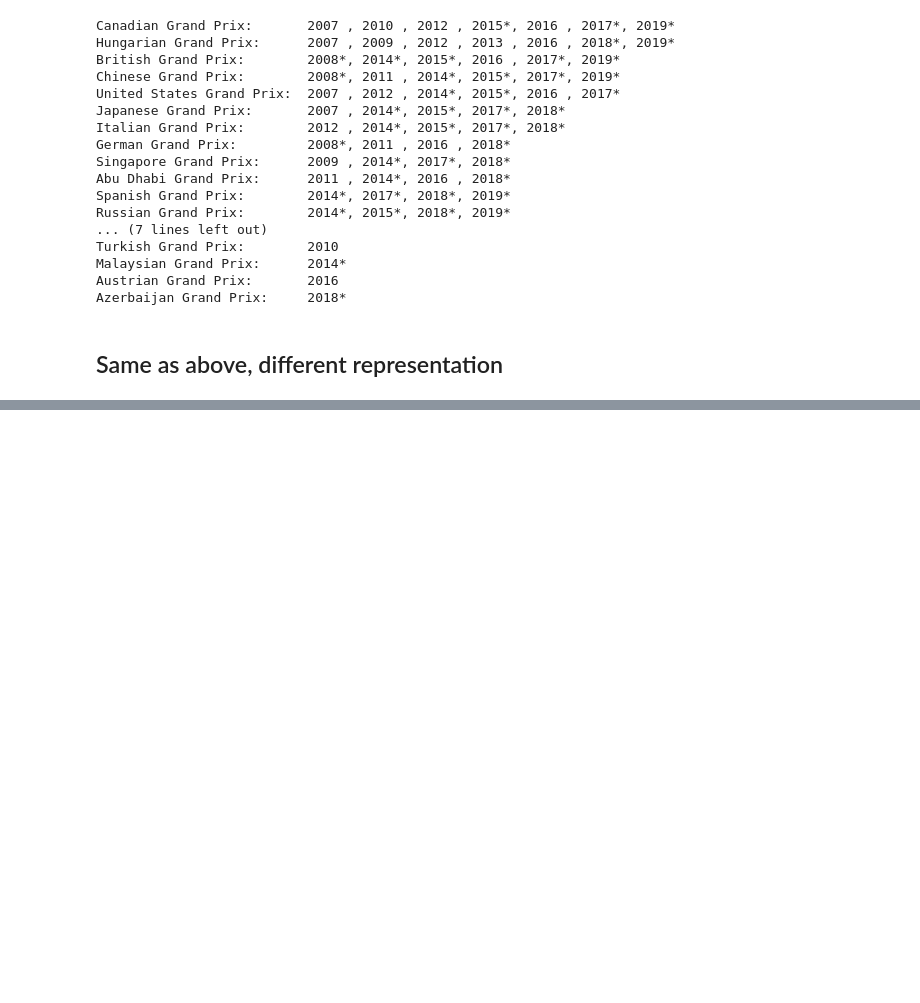
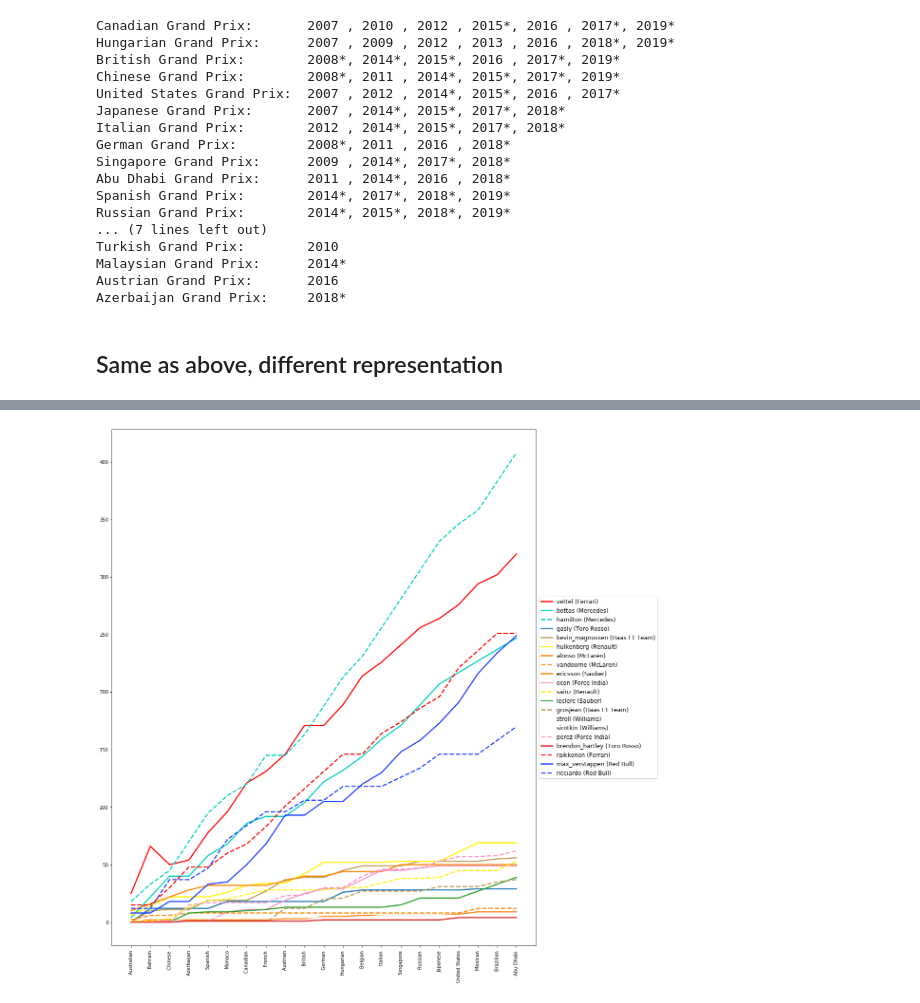
Before and after one commit to FreekKalter/f1_data_analysis, a Jupyter notebook: F1.ipynb, the cells around one changed output, grey strips where cells are left out. Saved outputs shown, nothing was run; the diff lists cells and outputs as text; code cells hidden in the pictures; blank space fills up the shorter version.

```diff
--- a/F1.ipynb
+++ b/F1.ipynb
@@ -374,2 +378,65 @@ winning_circuits('siffert')
 Austrian Grand Prix:       |    | *
 British Grand Prix:        | *  |
+# %%
+ham = df['StDrRa'][(df['StDrRa']['year'] == 2018) & (df['StDrRa']['driverRef'] == 'hamilton')]
+# Todo: use better way to get all rounds per season
+import re
+# make a driver points generator to zip together
+def get_driver_points(year, driverRef):
+    for index, r in df['StDrRa'][(df['StDrRa']['year'] == year) & (df['StDrRa']['driverRef'] == driverRef)].iterrows():
+        yield r['points']
+drivers = {}
+twenty_nineteen_drivers = br[(br['year'] == 2018) & (br['round'] == 2)]
+for i in range(len(twenty_nineteen_drivers)):
+    driverRef = '{} ({})'.format(twenty_nineteen_drivers.iloc[i]['driverRef'],
+                                 twenty_nineteen_drivers.iloc[i]['teamName'])
+    drivers[driverRef] = get_driver_points(2018, twenty_nineteen_drivers.iloc[i]['driverRef'])
+
+rows = []
+headers = ['round'] + list(drivers.keys())
+for _, cn in ham[['round', 'circuitName']].iterrows():
+    row = [re.sub('grand prix$', '', cn.iloc[1], flags=re.IGNORECASE)]
+    for driverRef, driver in drivers.items():
+        row.append(next(driver))
+    rows.append(tuple(row))
+
+points_per_round = pd.DataFrame(rows, columns=headers).set_index('round')
+ppr = points_per_round
+def line_type(color):
+    while True:
+        yield (color, 'solid')
+        yield (color, 'dashed')
+colorMap ={
+    'Ferrari': line_type('r'),
+    'Mercedes': line_type('#00D2BE'),
+    'Red Bull': line_type('#1E41FF'),
+    'Renault': line_type('#FFF500'),
+    'Force India': line_type('#F596C8'),
+    'Racing Point': line_type('#F596C8'),
+    'McLaren': line_type('#FF8700'),
+    'Torro Rosso': line_type('#469BFF'),
+    'Alfa Romeo': line_type('#9B0000'),
+    'Haas F1 Team': line_type('#bd9e57'),
+    'Williams': line_type('w')
+}
+fig = plt.figure(figsize=(20,20))
+ax = plt.subplot(111)
+plt.xticks(None,None, rotation='vertical')
+for i in range(len(twenty_nineteen_drivers)):
+    driverRef = '{} ({})'.format(twenty_nineteen_drivers.iloc[i]['driverRef'],
+                                 twenty_nineteen_drivers.iloc[i]['teamName'])
+    try:
+        c = next(colorMap[twenty_nineteen_drivers.iloc[i]['teamName']])
+        ax.plot(ppr[driverRef], color=c[0], linestyle=c[1], linewidth=2.5, label=driverRef)
+    except KeyError:
+        ax.plot(ppr[driverRef], linewidth=2.5, label=driverRef)
+# Shrink current axis by 20%
+box = ax.get_position()
+ax.set_position([box.x0, box.y0, box.width * 0.8, box.height])
+
+# Put a legend to the right of the current axis
+ax.legend(loc='center left', bbox_to_anchor=(1, 0.5), fontsize='large')
+
+plt.show()
+# %% [output]
+[figure, added]
```
Also changed, not shown: parts of 5 cells of this notebook.
